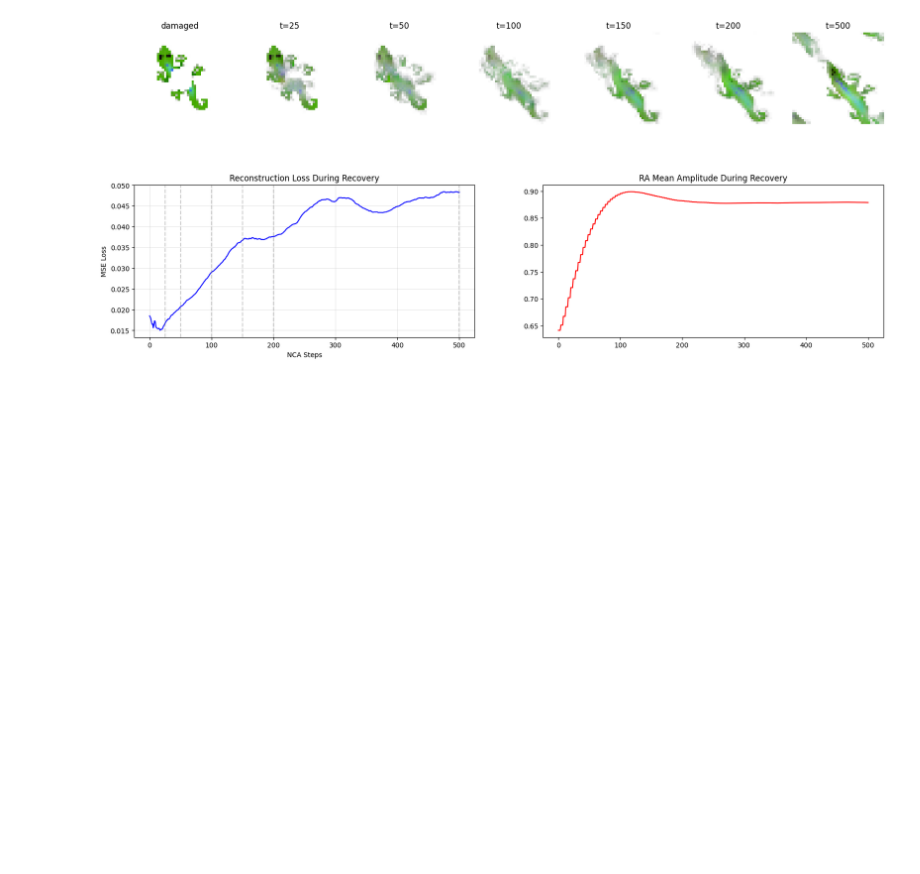
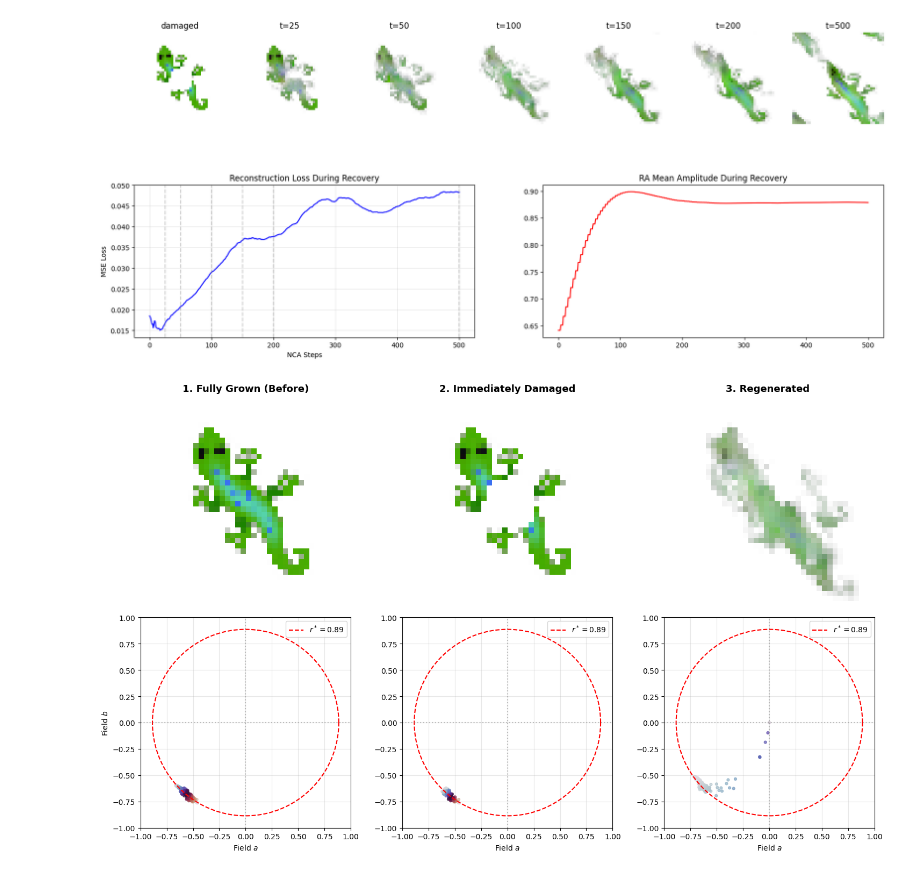
Before and after one commit to lshofsl/Thesis, a Jupyter notebook: NCA_w_RAmod.ipynb, the cells around one changed output. Drawn from its saved outputs; the diff is of its cells as text; code cells hidden in the pictures; blank space fills up the shorter version.

```diff
--- a/NCA_w_RAmod.ipynb
+++ b/NCA_w_RAmod.ipynb
@@ -725,6 +768,73 @@ def visualize_regeneration(nca, seed, base, damage,
 visualize_regeneration(nca, seed, base, "center_circle")
 # %% [output]
 [figure]
+# %%
+
+def get_living_ab(x, alpha_idx=3, a_idx=16, b_idx=17):
+    """Extracts a and b for living cells in a single sample."""
+    alpha = x[alpha_idx].detach().cpu().numpy()
+    a = x[a_idx].detach().cpu().numpy()
+    b = x[b_idx].detach().cpu().numpy()
+
+    mask = alpha > 0.1
+    return a[mask], b[mask], alpha[mask]
+
+# --- 1. SET UP DAMAGE EXPERIMENT ---
+# Assume `x_grown` is your fully grown batch at step 100 or 500 (Shape: [B, C, H, W])
+sample_idx = 0
+x_current = x[sample_idx:sample_idx+1].clone()
+
+# A. Before Damage State
+x_before = x_current.clone()
+
+x_damaged = x_current.clone()
+x_damaged = apply_damage(x_damaged, "center_circle")
+
+x_regen = x_damaged.clone()
+with torch.no_grad():
+    for _ in range(100):
+        x_regen, _, _, _, _ = nca(x_regen)
+
+stages = [
+    ("1. Fully Grown (Before)", x_before[0]),
+    ("2. Immediately Damaged", x_damaged[0]),
+    ("3. Regenerated ", x_regen[0])
+]
+
+r_star = np.sqrt(max(0, nca.alpha.item()))
+theta = np.linspace(0, 2 * np.pi, 200)
+
+fig, axes = plt.subplots(2, 3, figsize=(15, 9))
+
+for col, (title, state) in enumerate(stages):
+    rgba = state[:4].permute(1, 2, 0).detach().cpu().clamp(0, 1).numpy()
+    axes[0, col].imshow(rgba)
+    axes[0, col].set_title(title, fontsize=13, fontweight='bold')
+    axes[0, col].axis('off')
+
+    a_live, b_live, _ = get_living_ab(state)
+    angles = np.arctan2(b_live, a_live)
+
+    axes[1, col].plot(r_star * np.cos(theta), r_star * np.sin(theta), 'r--', label=f'$r^* = {r_star:.2f}$')
+    axes[1, col].axhline(0, color='gray', linestyle=':', alpha=0.5)
+    axes[1, col].axvline(0, color='gray', linestyle=':', alpha=0.5)
+
+    if len(a_live) > 0:
+        sc = axes[1, col].scatter(a_live, b_live, c=angles, cmap='twilight', s=12, alpha=0.7)
+
+    axes[1, col].set_xlim(-1.0, 1.0)
+    axes[1, col].set_ylim(-1.0, 1.0)
+    axes[1, col].set_aspect('equal')
+    axes[1, col].set_xlabel('Field $a$')
+    if col == 0:
+        axes[1, col].set_ylabel('Field $b$')
+    axes[1, col].grid(True, alpha=0.3)
+    axes[1, col].legend(loc='upper right')
+
+plt.tight_layout()
+plt.show()
+# %% [output]
+[figure, added]
 # %%
 
 import torchvision.transforms.v2.functional as TF
```
Also changed, not shown: parts of 7 cells of this notebook.
